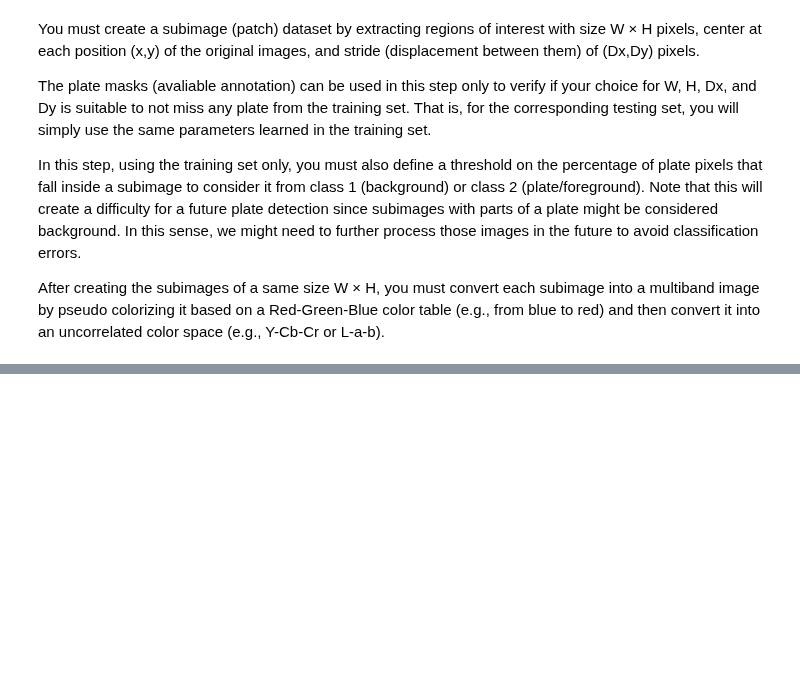
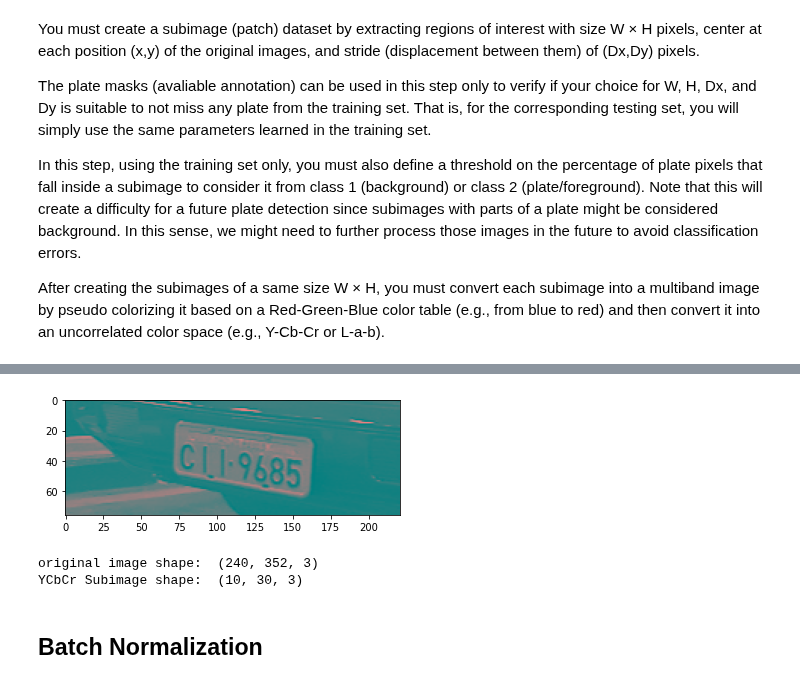
Before and after one commit to aissahm/image_analysis, a Jupyter notebook: project_1.ipynb, the cells around one changed output, grey strips where cells are left out. Saved outputs shown, nothing was run; the diff lists cells and outputs as text; code cells hidden in the pictures; blank space fills up the shorter version.

```diff
--- a/project_1.ipynb
+++ b/project_1.ipynb
@@ -26,0 +223,12 @@ After creating the subimages of a same size W × H, you must convert each subima
+# %%
+img = cv2.imread('/content/plates/orig_0037.png', 1)
+imgYCrCb = cv2.cvtColor(img[120+0:120+76, 5+0:50+176,:], cv2.COLOR_RGB2YCrCb)
+plt.imshow(imgYCrCb)
+plt.show()
+
+print("original image shape: ", img.shape)
+print("YCbCr Subimage shape: ", YCrCb.shape)
+# %% [output]
+[figure, added]
+original image shape:  (240, 352, 3)
+YCbCr Subimage shape:  (10, 30, 3)
@@ -26,0 +239,2 @@ After creating the subimages of a same size W × H, you must convert each subima
+# %% [markdown]
+## **Batch Normalization**
```
Also changed, not shown: parts of 20 cells of this notebook.
